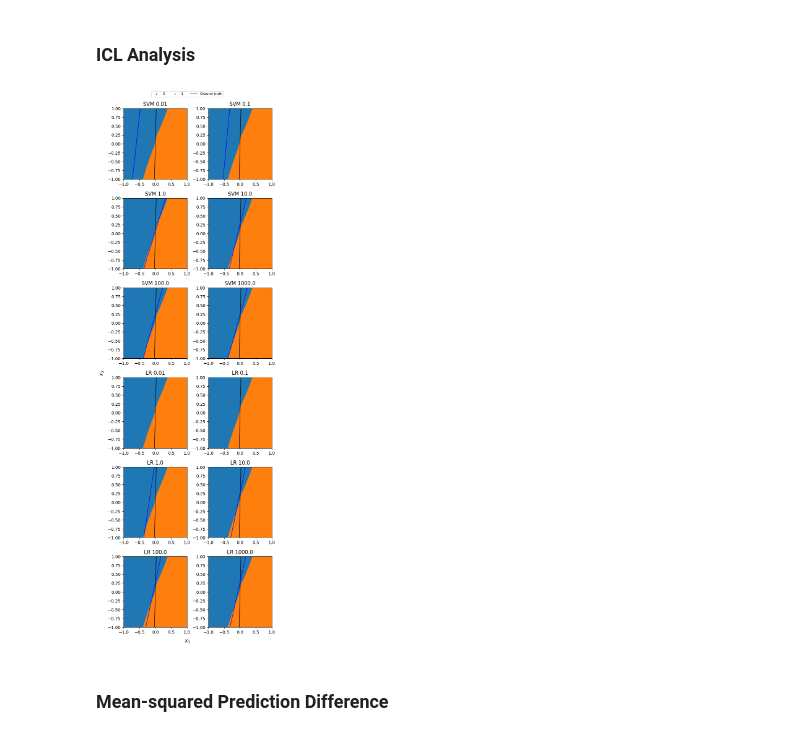
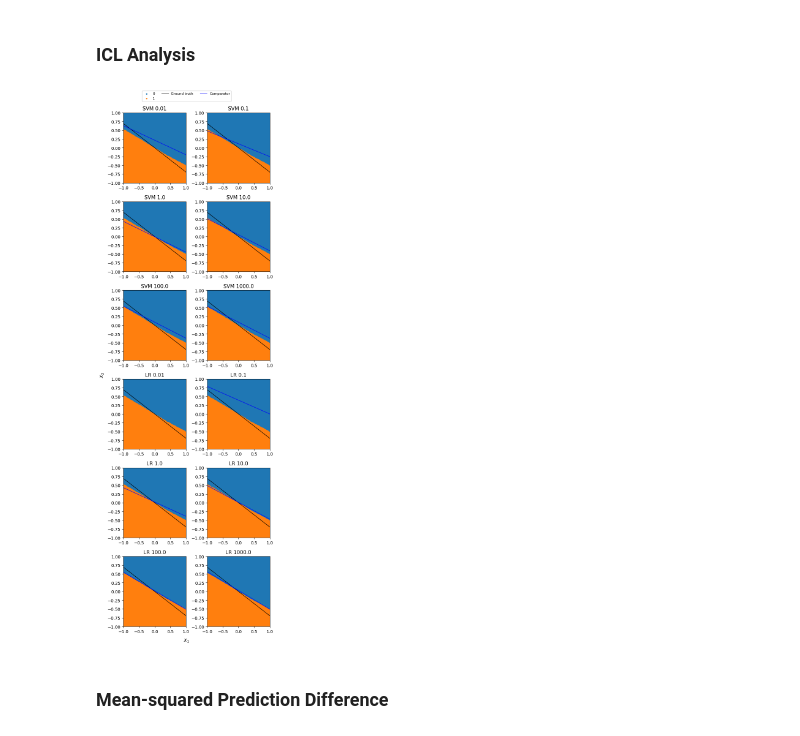
Before and after one commit to chanb/jaxl, a Jupyter notebook: scripts/icl/notebooks/sparse_in_example.ipynb, the cells around one changed output. Drawn from its saved outputs; the diff is of its cells as text; code cells hidden in the pictures.

Commit message:
multiple tasks

```diff
--- a/scripts/icl/notebooks/sparse_in_example.ipynb
+++ b/scripts/icl/notebooks/sparse_in_example.ipynb
@@ -76,18 +76,18 @@ print(unwrapped_dataset._inputs.shape, unwrapped_dataset._targets.shape)
 context_len = config.learner_config.dataset_config.dataset_wrapper.kwargs.context_len
 
 
-def get_result(dataset, context_len):
+def get_result(dataset, task_i, context_len):
     context_inputs, context_outputs = [], []
     for context_i in range(context_len):
-        context_inputs.append(dataset._inputs[0, context_i])
-        context_outputs.append(dataset._targets[0, context_i])
+        context_inputs.append(dataset._inputs[task_i, context_i])
+        context_outputs.append(dataset._targets[task_i, context_i])
     context_inputs = np.stack(context_inputs)
     context_outputs = np.stack(context_outputs)
 
-    queries = dataset._inputs[0, context_len:]
-    outputs = dataset._targets[0, context_len:]
+    queries = dataset._inputs[task_i, context_len:]
+    outputs = dataset._targets[task_i, context_len:]
 
-    preds, _ = jax.vmap(model.forward, in_axes=[None, 0, None])(
+    preds, _ = jax.vmap(llm_model.forward, in_axes=[None, 0, None])(
         params[CONST_MODEL_DICT][CONST_MODEL],
         queries[:, None, None],
         {
@@ -100,9 +100,10 @@ def get_result(dataset, context_len):
 def ce_loss(logits, y_one_hot):
     return np.mean(optax.softmax_cross_entropy(logits, y_one_hot))
 # %%
+task_i = 4
+
 queries, preds, outputs, context_inputs, context_outputs = get_result(
-    unwrapped_dataset, context_len
+    unwrapped_dataset, task_i, context_len
 )
 preds = preds[:, 0]
 loss = ce_loss(preds, outputs)
-print(queries.shape, preds.shape, outputs.shape)
@@ -124,6 +122,6 @@ from sklearn.preprocessing import StandardScaler
 from sklearn.svm import LinearSVC
 # %%
-gt = test_dataset.params[0]
+gt = test_dataset.params[task_i]
 gt_out = -np.array(input_range) * gt[1] / gt[2]
 # %%
 svm_regs = [1e-2, 1e-1, 1.0, 10.0, 100.0, 1000.0]
@@ -301,7 +299,7 @@ delta = 0.01
 xs_grid = np.arange(-1.0, 1.0 + delta, delta)
 test_queries = np.stack(np.meshgrid(xs_grid, xs_grid)).reshape((2, -1)).T
 # %%
-llm_preds, _ = jax.vmap(model.forward, in_axes=[None, 0, None])(
+llm_preds, _ = jax.vmap(llm_model.forward, in_axes=[None, 0, None])(
     params[CONST_MODEL_DICT][CONST_MODEL],
     test_queries[:, None, None],
     {
@@ -343,34 +341,34 @@ for model_class, models in model_classes.items():
                 s=5,
             )
 
         ax.plot(
             np.array(input_range),
             gt_out,
             label="Ground truth" if model_i == 0 else "",
             color="black",
             linewidth=1,
         )
 
-        ax.plot(np.array(input_range), model_out, color="blue", linewidth=1)
+        ax.plot(np.array(input_range), model_out, color="blue", linewidth=1, label="Comparator" if model_i == 0 else "")
 
         ax.set_xlim(input_range[0], input_range[1])
         ax.set_ylim(input_range[0], input_range[1])
         ax.set_title(f"{model_class} {reg_coef}")
         model_i += 1
 
 
 fig.legend(
     bbox_to_anchor=(0.0, 1.0, 1.0, 0.0),
     loc="lower center",
     ncols=3,
     borderaxespad=0.0,
     frameon=True,
     fontsize="8",
 )
 fig.supxlabel("$x_1$")
 fig.supylabel("$x_2$")
 plt.tight_layout()
 # %% [output]
-[figure, old version]
+[figure, new version]
 # %% [markdown]
 ### Mean-squared Prediction Difference
```
Also changed, not shown: parts of 8 cells of this notebook.
